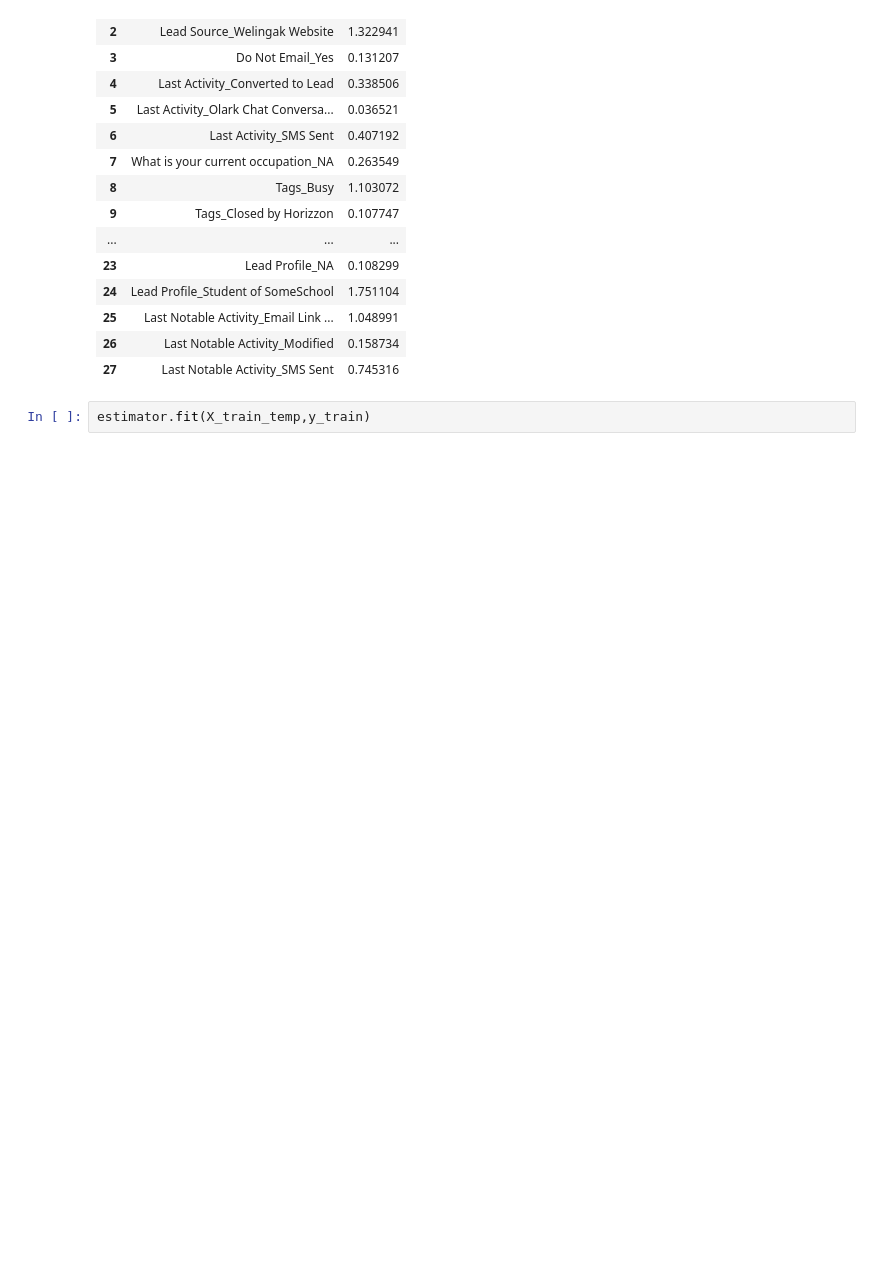
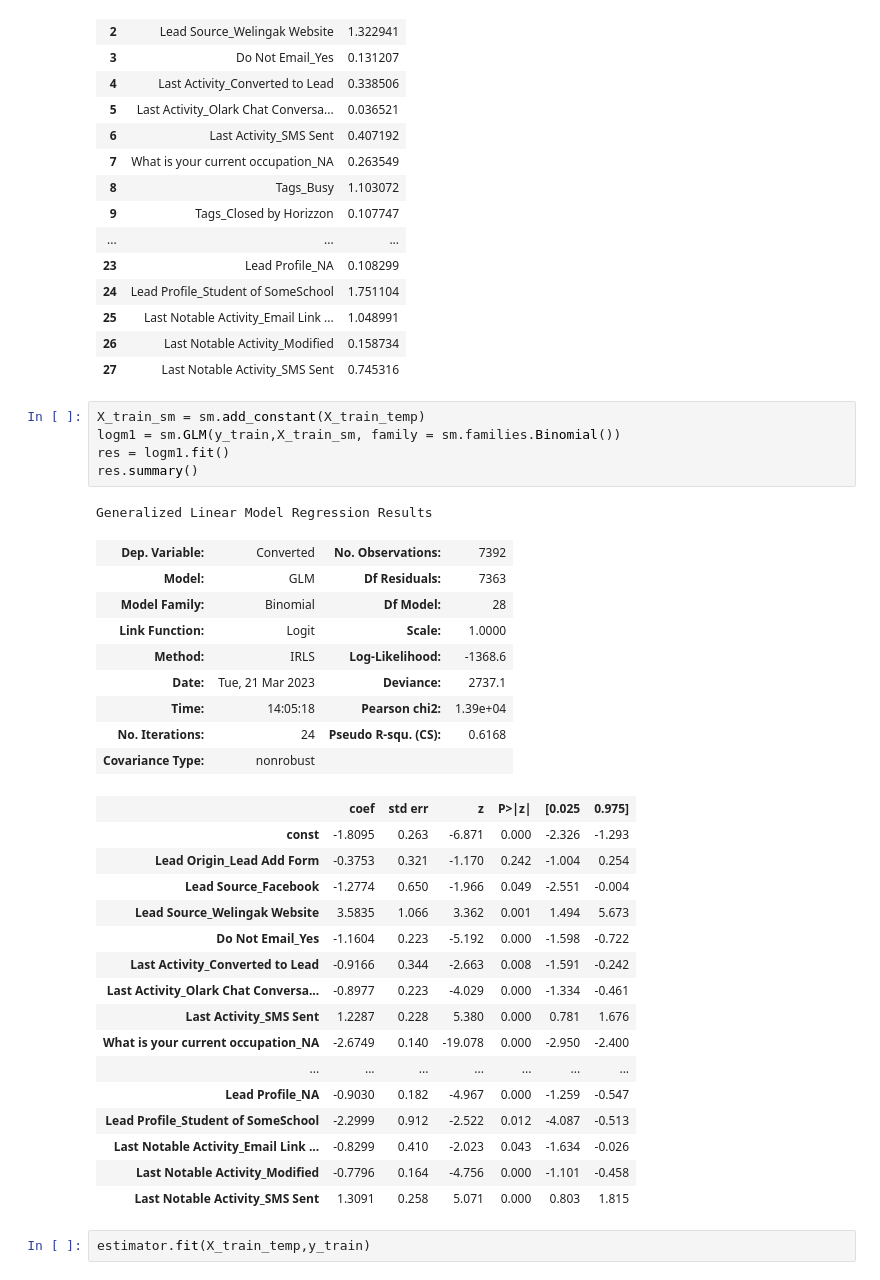
Before and after one commit to parm-aatma/Lead_Scoring, a Jupyter notebook: Lead Scoring.ipynb, the cells around one changed output. Saved outputs shown, nothing was run; the diff lists cells and outputs as text; blank space fills up the shorter version.

```diff
--- a/Lead Scoring.ipynb
+++ b/Lead Scoring.ipynb
@@ -304,6 +350,38 @@ vif_df
 | 25 | Last Notable Activity_Email Link ... | 1.048991 |
 | 26 | Last Notable Activity_Modified | 0.158734 |
 | 27 | Last Notable Activity_SMS Sent | 0.745316 |
+# %%
+X_train_sm = sm.add_constant(X_train_temp)
+logm1 = sm.GLM(y_train,X_train_sm, family = sm.families.Binomial())
+res = logm1.fit()
+res.summary()
+# %% [output]
+Generalized Linear Model Regression Results
+| Dep. Variable: | Converted | No. Observations: | 7392 |
+| Model: | GLM | Df Residuals: | 7363 |
+| Model Family: | Binomial | Df Model: | 28 |
+| Link Function: | Logit | Scale: | 1.0000 |
+| Method: | IRLS | Log-Likelihood: | -1368.6 |
+| Date: | Tue, 21 Mar 2023 | Deviance: | 2737.1 |
+| Time: | 14:05:18 | Pearson chi2: | 1.39e+04 |
+| No. Iterations: | 24 | Pseudo R-squ. (CS): | 0.6168 |
+| Covariance Type: | nonrobust |  |  |
+|  | coef | std err | z | P>|z| | [0.025 | 0.975] |
+| const | -1.8095 | 0.263 | -6.871 | 0.000 | -2.326 | -1.293 |
+| Lead Origin_Lead Add Form | -0.3753 | 0.321 | -1.170 | 0.242 | -1.004 | 0.254 |
+| Lead Source_Facebook | -1.2774 | 0.650 | -1.966 | 0.049 | -2.551 | -0.004 |
+| Lead Source_Welingak Website | 3.5835 | 1.066 | 3.362 | 0.001 | 1.494 | 5.673 |
+| Do Not Email_Yes | -1.1604 | 0.223 | -5.192 | 0.000 | -1.598 | -0.722 |
+| Last Activity_Converted to Lead | -0.9166 | 0.344 | -2.663 | 0.008 | -1.591 | -0.242 |
+| Last Activity_Olark Chat Conversa... | -0.8977 | 0.223 | -4.029 | 0.000 | -1.334 | -0.461 |
+| Last Activity_SMS Sent | 1.2287 | 0.228 | 5.380 | 0.000 | 0.781 | 1.676 |
+| What is your current occupation_NA | -2.6749 | 0.140 | -19.078 | 0.000 | -2.950 | -2.400 |
+| ... | ... | ... | ... | ... | ... | ... |
+| Lead Profile_NA | -0.9030 | 0.182 | -4.967 | 0.000 | -1.259 | -0.547 |
+| Lead Profile_Student of SomeSchool | -2.2999 | 0.912 | -2.522 | 0.012 | -4.087 | -0.513 |
+| Last Notable Activity_Email Link ... | -0.8299 | 0.410 | -2.023 | 0.043 | -1.634 | -0.026 |
+| Last Notable Activity_Modified | -0.7796 | 0.164 | -4.756 | 0.000 | -1.101 | -0.458 |
+| Last Notable Activity_SMS Sent | 1.3091 | 0.258 | 5.071 | 0.000 | 0.803 | 1.815 |
 # %%
 estimator.fit(X_train_temp,y_train)
 # %% [output]
```
Also changed, not shown: parts of 11 cells of this notebook.
